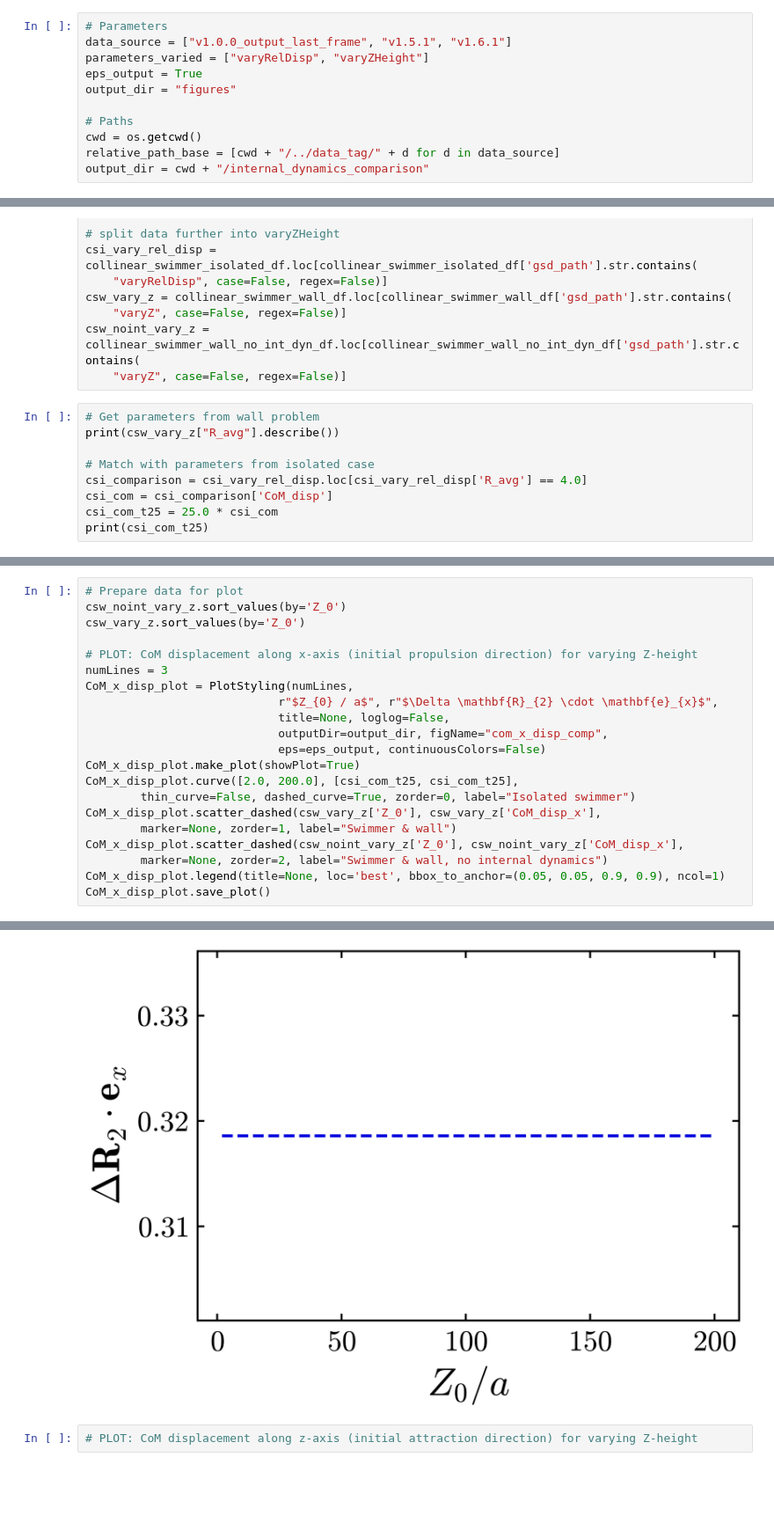
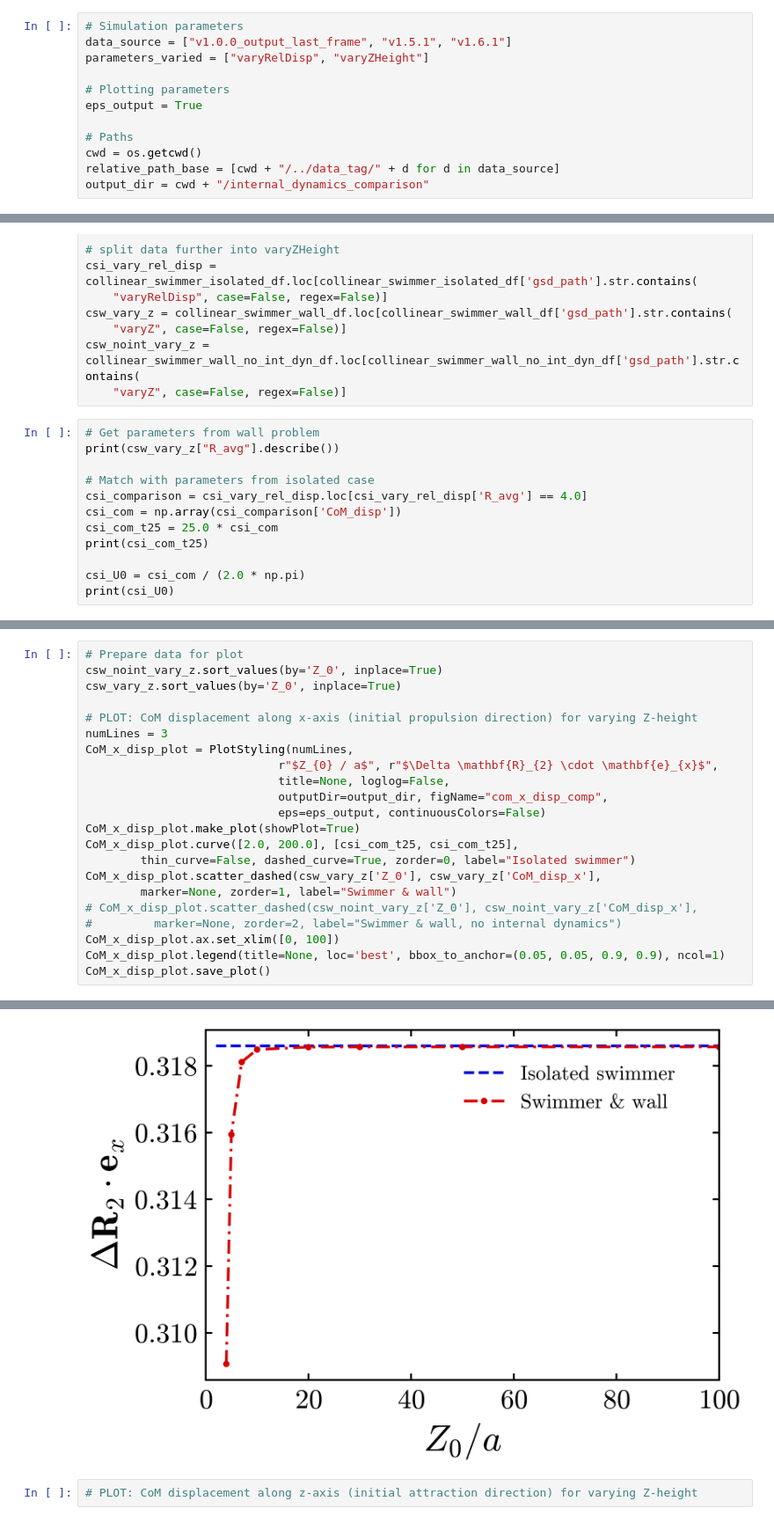
Before and after one commit to alec-glisman/Swimming-in-Potential-Flow, a Jupyter notebook: jupyter_notebooks/internal_dynamics_comparison.ipynb, the cells around one changed output, grey strips where cells are left out. Shown: that part at 88% size. Saved outputs shown, nothing was run; the diff lists cells and outputs as text; blank space fills up the shorter version.

```diff
--- a/jupyter_notebooks/internal_dynamics_comparison.ipynb
+++ b/jupyter_notebooks/internal_dynamics_comparison.ipynb
@@ -21,11 +21,12 @@ from simulationDataLoad import gsd_df, find_compressed_data, load_compressed_dat
 # %% [output]
 /home/aglisman/Dropbox/3_Brady_Lab/Code/potential-flow/bodies-in-potential-flow/jupyter_notebooks/../python
 # %%
-# Parameters
+# Simulation parameters
 data_source = ["v1.0.0_output_last_frame", "v1.5.1", "v1.6.1"]
 parameters_varied = ["varyRelDisp", "varyZHeight"]
+
+# Plotting parameters
 eps_output = True
-output_dir = "figures"
 
 # Paths
 cwd = os.getcwd()
@@ -85,9 +87,12 @@ print(csw_vary_z["R_avg"].describe())
 
 # Match with parameters from isolated case
 csi_comparison = csi_vary_rel_disp.loc[csi_vary_rel_disp['R_avg'] == 4.0]
-csi_com = csi_comparison['CoM_disp']
+csi_com = np.array(csi_comparison['CoM_disp'])
 csi_com_t25 = 25.0 * csi_com
 print(csi_com_t25)
+
+csi_U0 = csi_com / (2.0 * np.pi)
+print(csi_U0)
 # %% [output]
 count    12.0
 mean      4.0
@@ -103,7 +108,7 @@ Name: CoM_disp, dtype: float64
 # %%
 # Prepare data for plot
-csw_noint_vary_z.sort_values(by='Z_0')
-csw_vary_z.sort_values(by='Z_0')
+csw_noint_vary_z.sort_values(by='Z_0', inplace=True)
+csw_vary_z.sort_values(by='Z_0', inplace=True)
 
 # PLOT: CoM displacement along x-axis (initial propulsion direction) for varying Z-height
 numLines = 3
@@ -117,8 +122,9 @@ CoM_x_disp_plot.curve([2.0, 200.0], [csi_com_t25, csi_com_t25],
         thin_curve=False, dashed_curve=True, zorder=0, label="Isolated swimmer")
 CoM_x_disp_plot.scatter_dashed(csw_vary_z['Z_0'], csw_vary_z['CoM_disp_x'],
         marker=None, zorder=1, label="Swimmer & wall")
-CoM_x_disp_plot.scatter_dashed(csw_noint_vary_z['Z_0'], csw_noint_vary_z['CoM_disp_x'],
-        marker=None, zorder=2, label="Swimmer & wall, no internal dynamics")
+# CoM_x_disp_plot.scatter_dashed(csw_noint_vary_z['Z_0'], csw_noint_vary_z['CoM_disp_x'],
+#         marker=None, zorder=2, label="Swimmer & wall, no internal dynamics")
+CoM_x_disp_plot.ax.set_xlim([0, 100])
 CoM_x_disp_plot.legend(title=None, loc='best', bbox_to_anchor=(0.05, 0.05, 0.9, 0.9), ncol=1)
 CoM_x_disp_plot.save_plot()
 # %% [output]
@@ -126,3 +135,3 @@ TypeError: scatter_dashed() missing 2 required positional arguments: 'x_data' an
-[figure, old version]
+[figure, new version]
 # %%
 # PLOT: CoM displacement along z-axis (initial attraction direction) for varying Z-height
```
Also changed, not shown: parts of 4 cells of this notebook.
